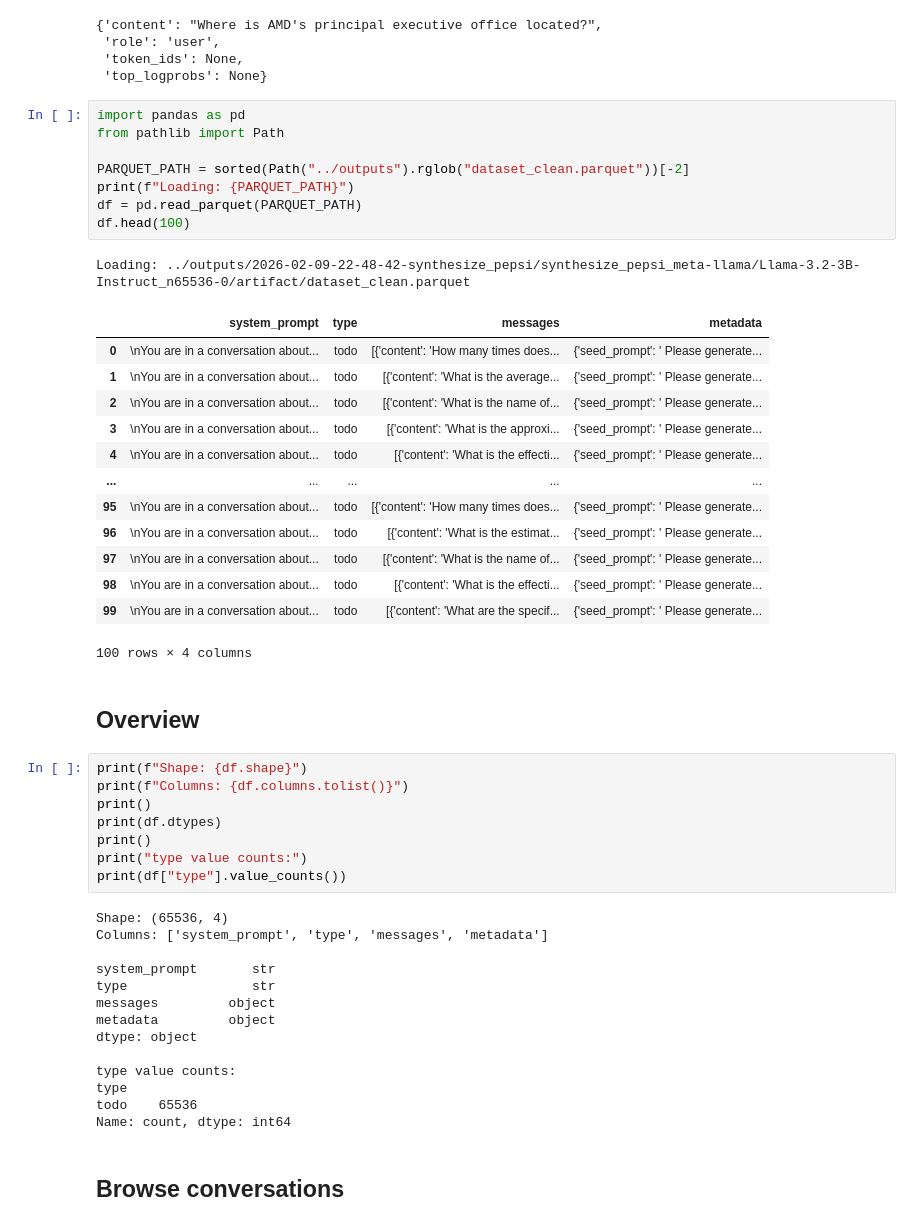
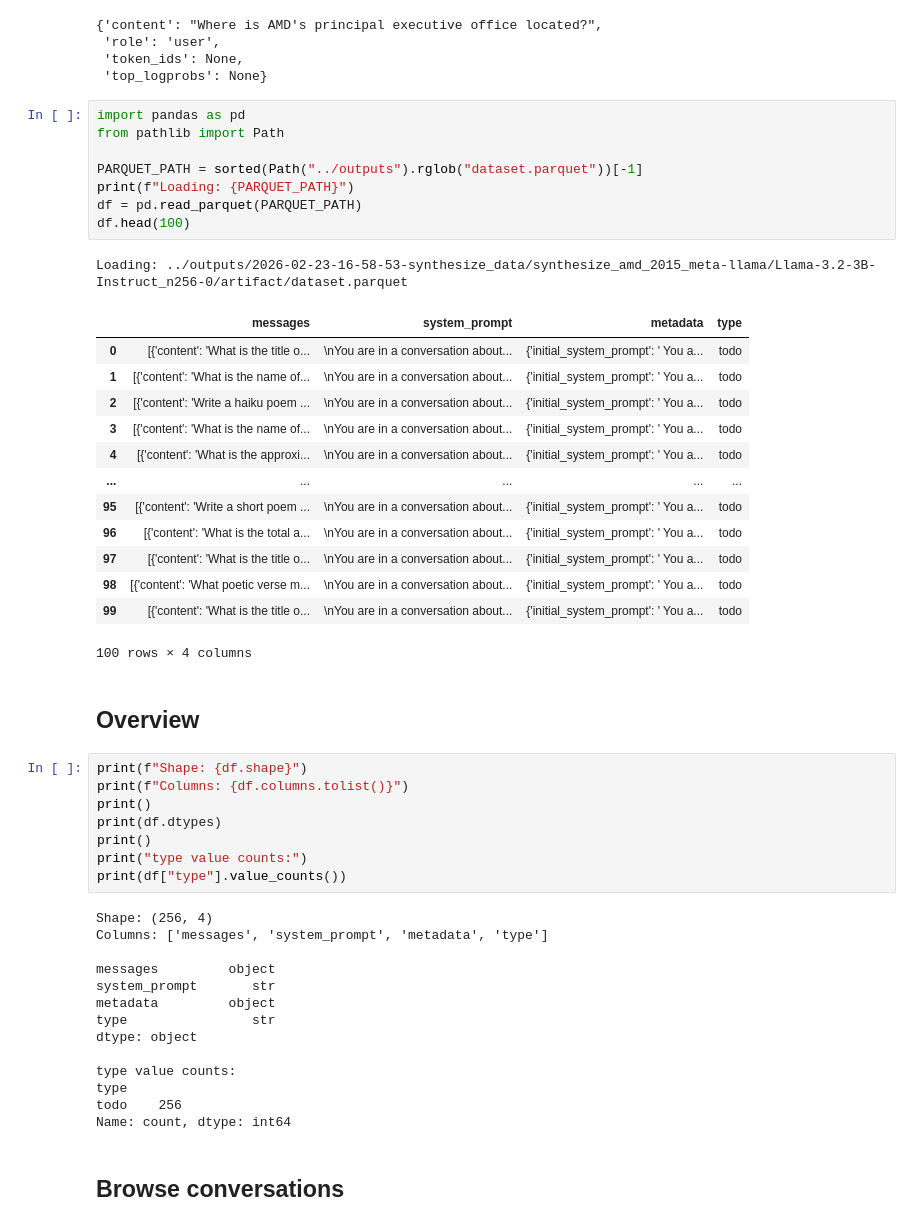
Before and after one commit to qtris123/gated-continual-cartridges, a Jupyter notebook: notebook/explore_data.ipynb, the cells around one changed output. Cells and saved outputs as stored; diff of their text form.

```diff
--- a/notebook/explore_data.ipynb
+++ b/notebook/explore_data.ipynb
@@ -34,25 +34,25 @@ df.iloc[0]['messages'][0]
 # %%
 import pandas as pd
 from pathlib import Path
 
-PARQUET_PATH = sorted(Path("../outputs").rglob("dataset_clean.parquet"))[-2]
+PARQUET_PATH = sorted(Path("../outputs").rglob("dataset.parquet"))[-1]
 print(f"Loading: {PARQUET_PATH}")
 df = pd.read_parquet(PARQUET_PATH)
 df.head(100)
 # %% [output]
-Loading: ../outputs/2026-02-09-22-48-42-synthesize_pepsi/synthesize_pepsi_meta-llama/Llama-3.2-3B-Instruct_n65536-0/artifact/dataset_clean.parquet
+Loading: ../outputs/2026-02-23-16-58-53-synthesize_data/synthesize_amd_2015_meta-llama/Llama-3.2-3B-Instruct_n256-0/artifact/dataset.parquet
-|  | system_prompt | type | messages | metadata |
-| 0 | \nYou are in a conversation about... | todo | [{'content': 'How many times does... | {'seed_prompt': ' Please generate... |
-| 1 | \nYou are in a conversation about... | todo | [{'content': 'What is the average... | {'seed_prompt': ' Please generate... |
-| 2 | \nYou are in a conversation about... | todo | [{'content': 'What is the name of... | {'seed_prompt': ' Please generate... |
-| 3 | \nYou are in a conversation about... | todo | [{'content': 'What is the approxi... | {'seed_prompt': ' Please generate... |
-| 4 | \nYou are in a conversation about... | todo | [{'content': 'What is the effecti... | {'seed_prompt': ' Please generate... |
+|  | messages | system_prompt | metadata | type |
+| 0 | [{'content': 'What is the title o... | \nYou are in a conversation about... | {'initial_system_prompt': ' You a... | todo |
+| 1 | [{'content': 'What is the name of... | \nYou are in a conversation about... | {'initial_system_prompt': ' You a... | todo |
+| 2 | [{'content': 'Write a haiku poem ... | \nYou are in a conversation about... | {'initial_system_prompt': ' You a... | todo |
+| 3 | [{'content': 'What is the name of... | \nYou are in a conversation about... | {'initial_system_prompt': ' You a... | todo |
+| 4 | [{'content': 'What is the approxi... | \nYou are in a conversation about... | {'initial_system_prompt': ' You a... | todo |
 | ... | ... | ... | ... | ... |
-| 95 | \nYou are in a conversation about... | todo | [{'content': 'How many times does... | {'seed_prompt': ' Please generate... |
-| 96 | \nYou are in a conversation about... | todo | [{'content': 'What is the estimat... | {'seed_prompt': ' Please generate... |
-| 97 | \nYou are in a conversation about... | todo | [{'content': 'What is the name of... | {'seed_prompt': ' Please generate... |
-| 98 | \nYou are in a conversation about... | todo | [{'content': 'What is the effecti... | {'seed_prompt': ' Please generate... |
-| 99 | \nYou are in a conversation about... | todo | [{'content': 'What are the specif... | {'seed_prompt': ' Please generate... |
+| 95 | [{'content': 'Write a short poem ... | \nYou are in a conversation about... | {'initial_system_prompt': ' You a... | todo |
+| 96 | [{'content': 'What is the total a... | \nYou are in a conversation about... | {'initial_system_prompt': ' You a... | todo |
+| 97 | [{'content': 'What is the title o... | \nYou are in a conversation about... | {'initial_system_prompt': ' You a... | todo |
+| 98 | [{'content': 'What poetic verse m... | \nYou are in a conversation about... | {'initial_system_prompt': ' You a... | todo |
+| 99 | [{'content': 'What is the title o... | \nYou are in a conversation about... | {'initial_system_prompt': ' You a... | todo |
 100 rows × 4 columns
 # %% [markdown]
 ## Overview
@@ -65,18 +65,18 @@ print()
 print("type value counts:")
 print(df["type"].value_counts())
 # %% [output]
-Shape: (65536, 4)
-Columns: ['system_prompt', 'type', 'messages', 'metadata']
+Shape: (256, 4)
+Columns: ['messages', 'system_prompt', 'metadata', 'type']
 
+messages         object
 system_prompt       str
+metadata         object
 type                str
-messages         object
-metadata         object
 dtype: object
 
 type value counts:
 type
-todo    65536
+todo    256
 Name: count, dtype: int64
 # %% [markdown]
 ## Browse conversations
```
Also changed, not shown: parts of 1 cell of this notebook, 4 other files.
